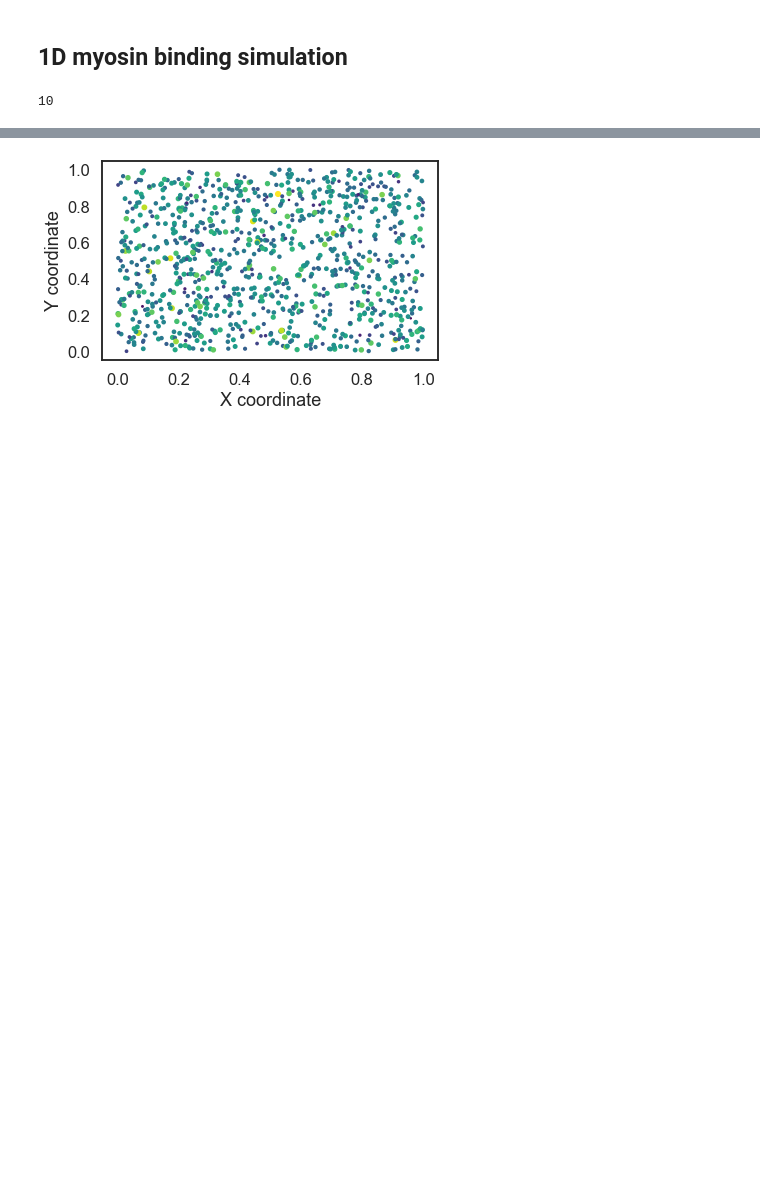
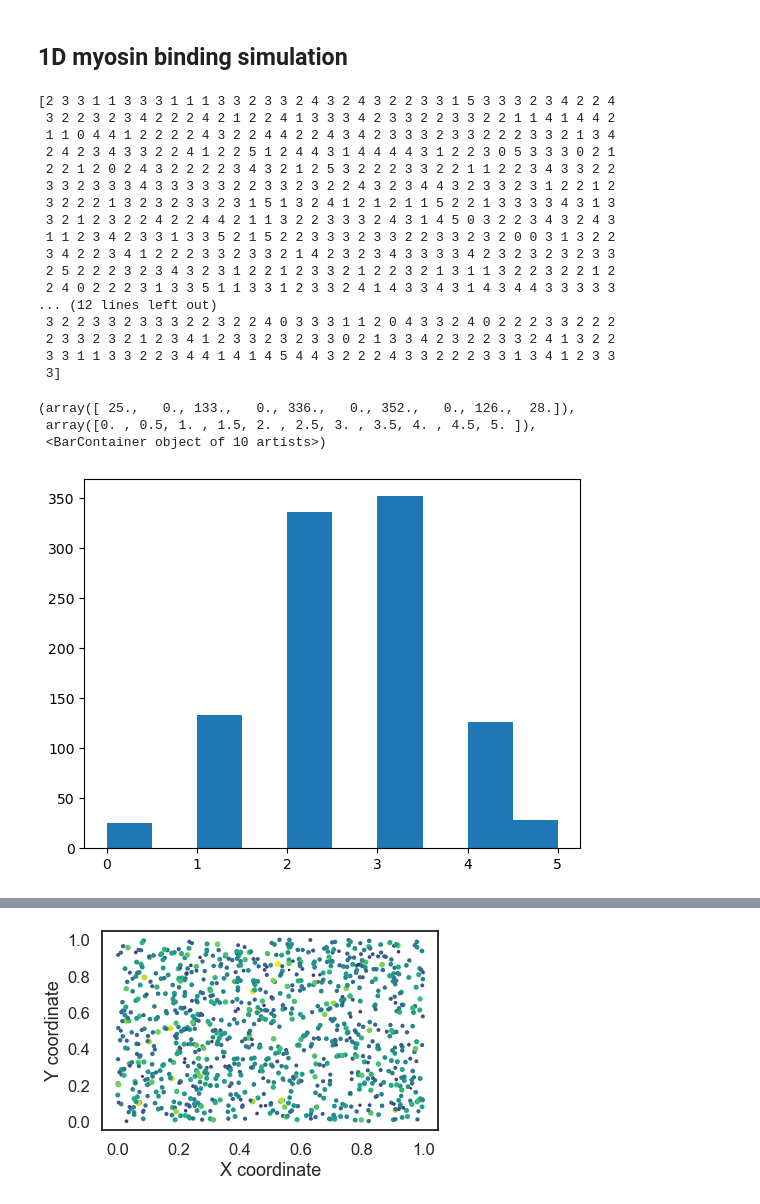
Before and after one commit to WHChou/Myosin-cluster-simulation, a Jupyter notebook: MyosinBinding_v2.ipynb, the cells around one changed output, grey strips where cells are left out. Cells and saved outputs as stored; diff of their text form; code cells hidden in the pictures; blank space fills up the shorter version.

```diff
--- a/MyosinBinding_v2.ipynb
+++ b/MyosinBinding_v2.ipynb
@@ -29,11 +29,32 @@ from scipy.spatial import Delaunay
 ## 1D myosin binding simulation
 # %%
 #def merger():
-myosinNum = np.array([3, 5, 6, 8, 10, 4])
-prob = [1, 1, 1, 1, 1, 1]
-diff = np.abs(myosinNum[1:] - myosinNum[0:-1])
-for ii in np.where(diff>5)[0]:
-    print(myosinNum[ii])
+from numpy.random import default_rng
+rng = default_rng()
+myosinNum = rng.normal(loc=3, scale=1, size = 1000).astype(int)
+#print(myosinNum)
+
+plt.hist(myosinNum)#, bins=[0,1,2,3,4,5,6])
 # %% [output]
-10
+[2 3 3 1 1 3 3 3 1 1 1 3 3 2 3 3 2 4 3 2 4 3 2 2 3 3 1 5 3 3 3 2 3 4 2 2 4
+ 3 2 2 3 2 3 4 2 2 2 4 2 1 2 2 4 1 3 3 3 4 2 3 3 2 2 3 3 2 2 1 1 4 1 4 4 2
+ 1 1 0 4 4 1 2 2 2 2 4 3 2 2 4 4 2 2 4 3 4 2 3 3 3 2 3 3 2 2 2 3 3 2 1 3 4
+ 2 4 2 3 4 3 3 2 2 4 1 2 2 5 1 2 4 4 3 1 4 4 4 4 3 1 2 2 3 0 5 3 3 3 0 2 1
+ 2 2 1 2 0 2 4 3 2 2 2 2 3 4 3 2 1 2 5 3 2 2 2 3 3 2 2 1 1 2 2 3 4 3 3 2 2
+ 3 3 2 3 3 3 4 3 3 3 3 3 2 2 3 3 2 3 2 2 4 3 2 3 4 4 3 2 3 3 2 3 1 2 2 1 2
+ 3 2 2 2 1 3 2 3 2 3 3 2 3 1 5 1 3 2 4 1 2 1 2 1 1 5 2 2 1 3 3 3 3 4 3 1 3
+ 3 2 1 2 3 2 2 4 2 2 4 4 2 1 1 3 2 2 3 3 3 2 4 3 1 4 5 0 3 2 2 3 4 3 2 4 3
+ 1 1 2 3 4 2 3 3 1 3 3 5 2 1 5 2 2 3 3 3 2 3 3 2 2 3 3 2 3 2 0 0 3 1 3 2 2
+ 3 4 2 2 3 4 1 2 2 2 3 3 2 3 3 2 1 4 2 3 2 3 4 3 3 3 3 4 2 3 2 3 2 3 2 3 3
+ 2 5 2 2 2 3 2 3 4 3 2 3 1 2 2 1 2 3 3 2 1 2 2 3 2 1 3 1 1 3 2 2 3 2 2 1 2
+ 2 4 0 2 2 2 3 1 3 3 5 1 1 3 3 1 2 3 3 2 4 1 4 3 3 4 3 1 4 3 4 4 3 3 3 3 3
+... (12 lines left out)
+ 3 2 2 3 3 2 3 3 3 2 2 3 2 2 4 0 3 3 3 1 1 2 0 4 3 3 2 4 0 2 2 2 3 3 2 2 2
+ 2 3 3 2 3 2 1 2 3 4 1 2 3 3 2 3 2 3 3 0 2 1 3 3 4 2 3 2 2 3 3 2 4 1 3 2 2
+ 3 3 1 1 3 3 2 2 3 4 4 1 4 1 4 5 4 4 3 2 2 2 4 3 3 2 2 2 3 3 1 3 4 1 2 3 3
+ 3]
+(array([ 25.,   0., 133.,   0., 336.,   0., 352.,   0., 126.,  28.]),
+ array([0. , 0.5, 1. , 1.5, 2. , 2.5, 3. , 3.5, 4. , 4.5, 5. ]),
+ <BarContainer object of 10 artists>)
+[figure, added]
 # %%
```
Also changed, not shown: parts of 9 cells of this notebook, 1 other file.
